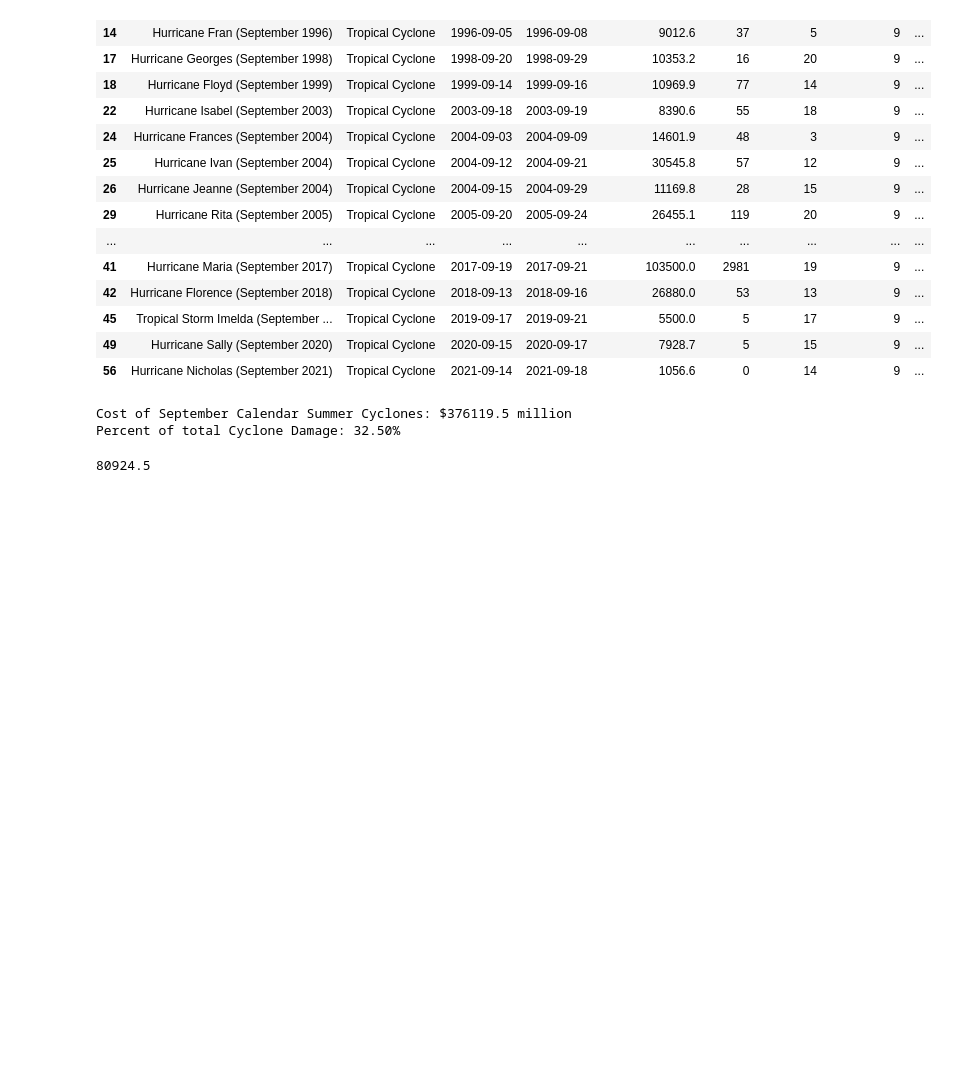
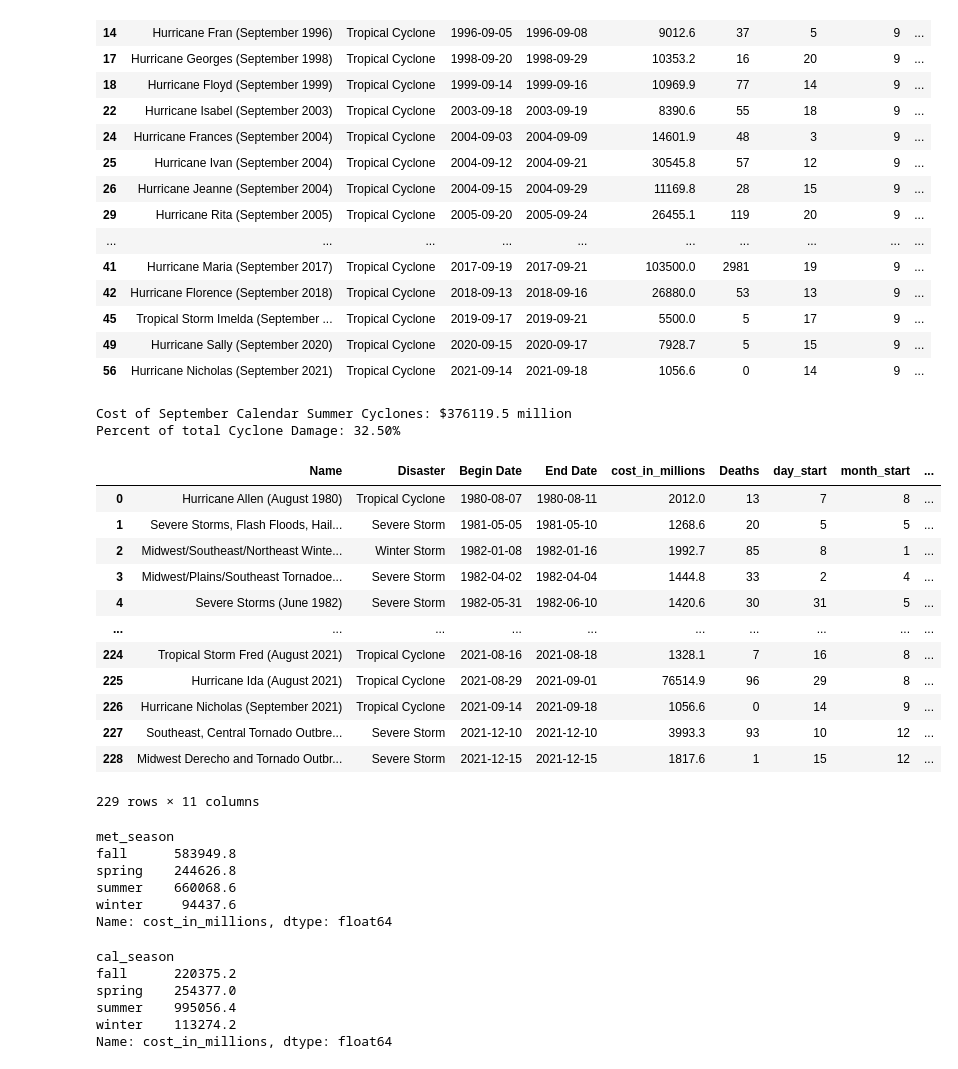
Before and after one commit to ryanlonergan/miniprojects, a Jupyter notebook: storm_damage_viz/storm_damage.ipynb, the cells around one changed output. Saved outputs shown, nothing was run; the diff lists cells and outputs as text; code cells hidden in the pictures; blank space fills up the shorter version.

Commit message:
finished groupby calculations for all storm types and added next steps

```diff
--- a/storm_damage_viz/storm_damage.ipynb
+++ b/storm_damage_viz/storm_damage.ipynb
@@ -233,7 +233,42 @@ Percent of total Cyclone Damage: 32.50%
 # %%
 # Combined Storms
 # Cyclones (hurricanes) seem to be the most damaging storm type, so I wonder how the figures look counting all storm types together. This distinction not only includes both 'severe storms' and 'tropical cyclones', but also incorporates 'winter storms' since the data is available.
+# %%
+all_storms_df = storm_df.loc[(storm_df['Disaster'] == 'Tropical Cyclone') | (storm_df['Disaster'] == 'Winter Storm') | (storm_df['Disaster'] == 'Severe Storm')].copy(deep=True)
+all_storms_df.reset_index(drop=True, inplace=True)
+# %%
+all_storms_df
+# %% [output]
+|  | Name | Disaster | Begin Date | End Date | cost_in_millions | Deaths | day_start | month_start | ... |
+| 0 | Hurricane Allen (August 1980) | Tropical Cyclone | 1980-08-07 | 1980-08-11 | 2012.0 | 13 | 7 | 8 | ... |
+| 1 | Severe Storms, Flash Floods, Hail... | Severe Storm | 1981-05-05 | 1981-05-10 | 1268.6 | 20 | 5 | 5 | ... |
+| 2 | Midwest/Southeast/Northeast Winte... | Winter Storm | 1982-01-08 | 1982-01-16 | 1992.7 | 85 | 8 | 1 | ... |
+| 3 | Midwest/Plains/Southeast Tornadoe... | Severe Storm | 1982-04-02 | 1982-04-04 | 1444.8 | 33 | 2 | 4 | ... |
+| 4 | Severe Storms (June 1982) | Severe Storm | 1982-05-31 | 1982-06-10 | 1420.6 | 30 | 31 | 5 | ... |
+| ... | ... | ... | ... | ... | ... | ... | ... | ... | ... |
+| 224 | Tropical Storm Fred (August 2021) | Tropical Cyclone | 2021-08-16 | 2021-08-18 | 1328.1 | 7 | 16 | 8 | ... |
+| 225 | Hurricane Ida (August 2021) | Tropical Cyclone | 2021-08-29 | 2021-09-01 | 76514.9 | 96 | 29 | 8 | ... |
+| 226 | Hurricane Nicholas (September 2021) | Tropical Cyclone | 2021-09-14 | 2021-09-18 | 1056.6 | 0 | 14 | 9 | ... |
+| 227 | Southeast, Central Tornado Outbre... | Severe Storm | 2021-12-10 | 2021-12-10 | 3993.3 | 93 | 10 | 12 | ... |
+| 228 | Midwest Derecho and Tornado Outbr... | Severe Storm | 2021-12-15 | 2021-12-15 | 1817.6 | 1 | 15 | 12 | ... |
+229 rows × 11 columns
 # %%
-storm_df[storm_df['Disaster'] == 'Winter Storm']['cost_in_millions'].sum()
+all_met_group = all_storms_df.groupby('met_season')['cost_in_millions'].sum()
+print(all_met_group)
 # %% [output]
-80924.5
+met_season
+fall      583949.8
+spring    244626.8
+summer    660068.6
+winter     94437.6
+Name: cost_in_millions, dtype: float64
+# %%
+all_cal_group = all_storms_df.groupby('cal_season')['cost_in_millions'].sum()
+print(all_cal_group)
+# %% [output]
+cal_season
+fall      220375.2
+spring    254377.0
+summer    995056.4
+winter    113274.2
+Name: cost_in_millions, dtype: float64
```
Also changed, not shown: parts of 2 cells of this notebook.
